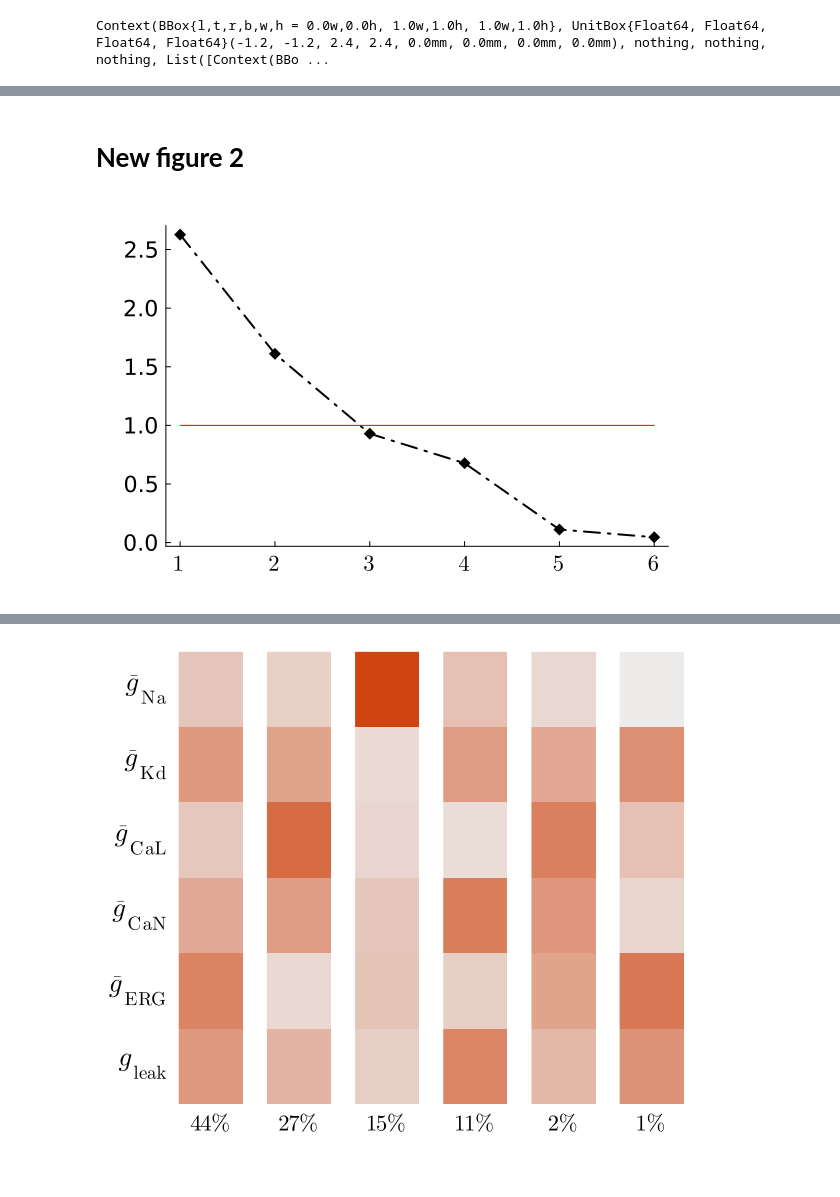
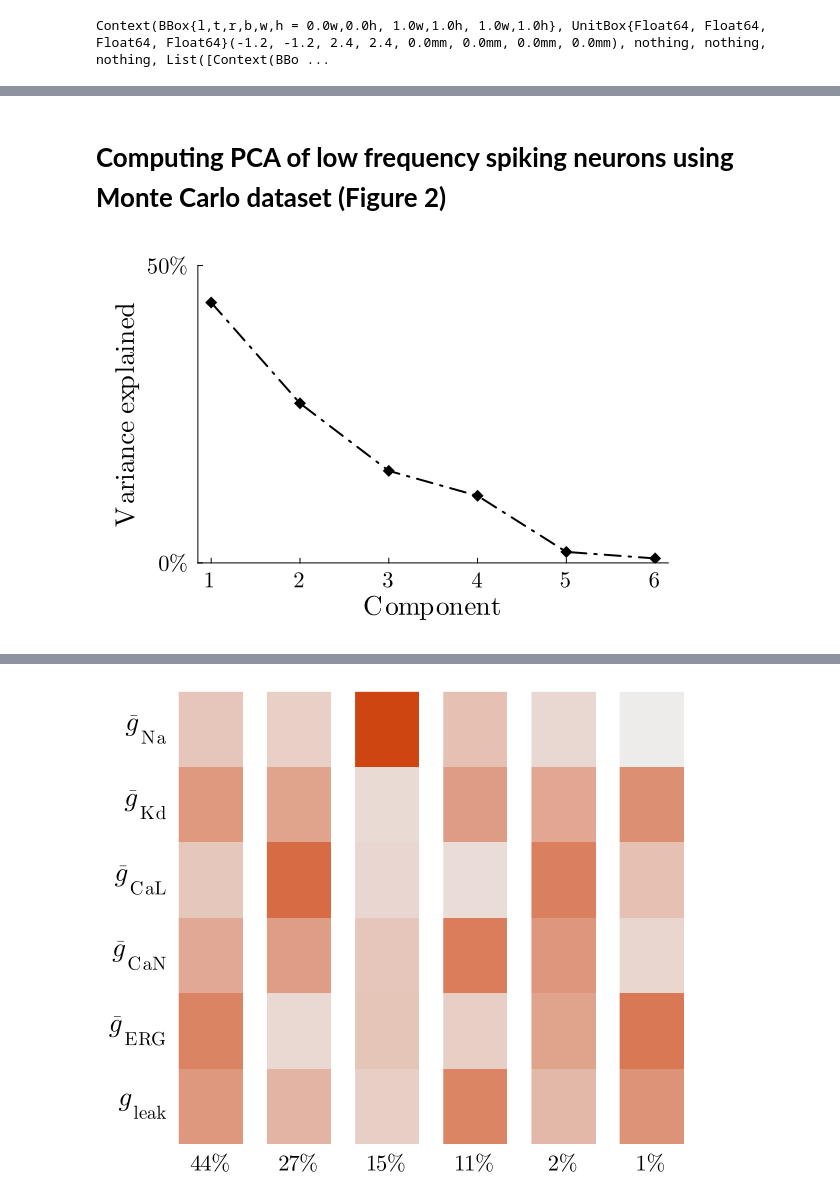
Before and after one commit to arthur-fyon/CORR_2022, a Jupyter notebook: DA/FYON_2022_DA_plots.ipynb, the cells around one changed output, grey strips where cells are left out. Drawn from its saved outputs; the diff is of its cells as text; code cells hidden in the pictures; blank space fills up the shorter version.

```diff
--- a/DA/FYON_2022_DA_plots.ipynb
+++ b/DA/FYON_2022_DA_plots.ipynb
@@ -447,5 +132,5 @@ display(CC)
-# %% [markdown]
-# **New figure 2**
+# %% [markdown]
+# **Computing PCA of low frequency spiking neurons using Monte Carlo dataset (Figure 2)**
 # %%
 # Means on spiking point cloud
 mean_MC = zeros(1, nb_channels)
@@ -499,9 +159,17 @@ end
 # %%
-plot(reverse(eig_MC.values), label = "", grid=false, guidefontsize=18, markershape=:diamond,
+total_var = sum(eig_MC.values)
+eig_val_decreasing = reverse(eig_MC.values) ./ total_var
+
+p2a  = plot(eig_val_decreasing, label="", grid=false, guidefontsize=18, markershape=:diamond,
             linestyle=:dashdot, legendfontsize=12, margin=5Plots.mm,
             xticks=([1, 2, 3, 4, 5, 6, 7, 8], [L"1", L"2", L"3", L"4", L"5", L"6", L"7", L"8"]),
             color=:black, markersize=6, linewidth=2, tickfontsize=15,
-            size=(600, 400))
-plot!([1, 6], [1, 1], color=:red, label="")
+            yticks=([0, 0.5], [L"0\%", L"50\%"]), size=(600, 400))
+
+ylims!((0., 0.5))
+xlabel!(L"\mathrm{Component}")
+ylabel!(L"\mathrm{Variance}\,\,\mathrm{explained}")
+display(p2a)
+# savefig(p2a, "./figures/DA_MC_scree_shuffle.pdf")
 # %% [output]
-[figure, old version]
+[figure, new version]
```
Also changed, not shown: parts of 101 cells of this notebook, 4 other files.
